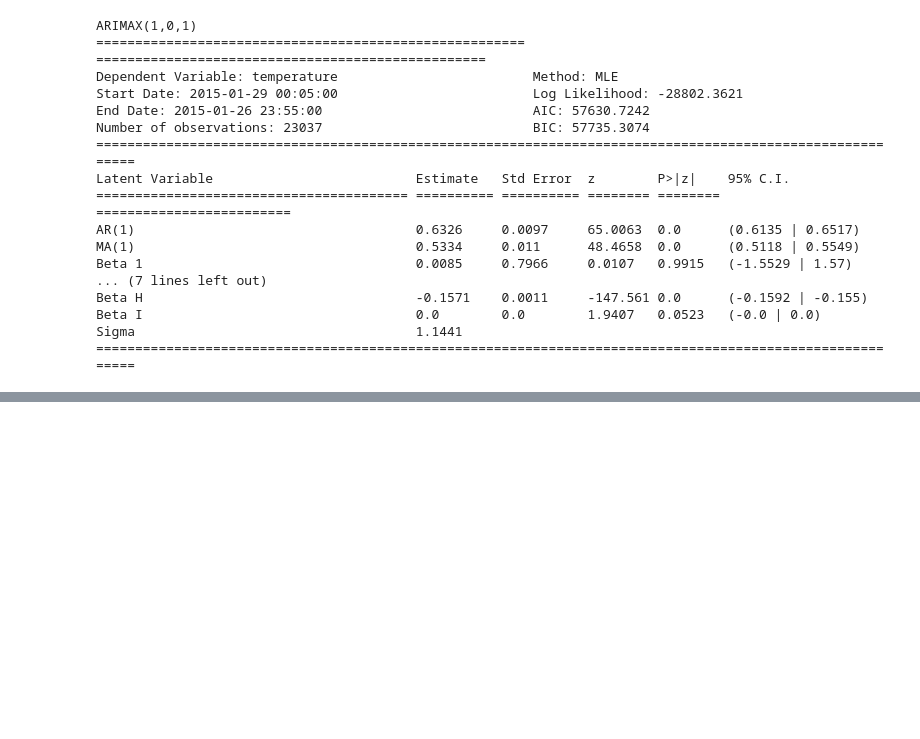
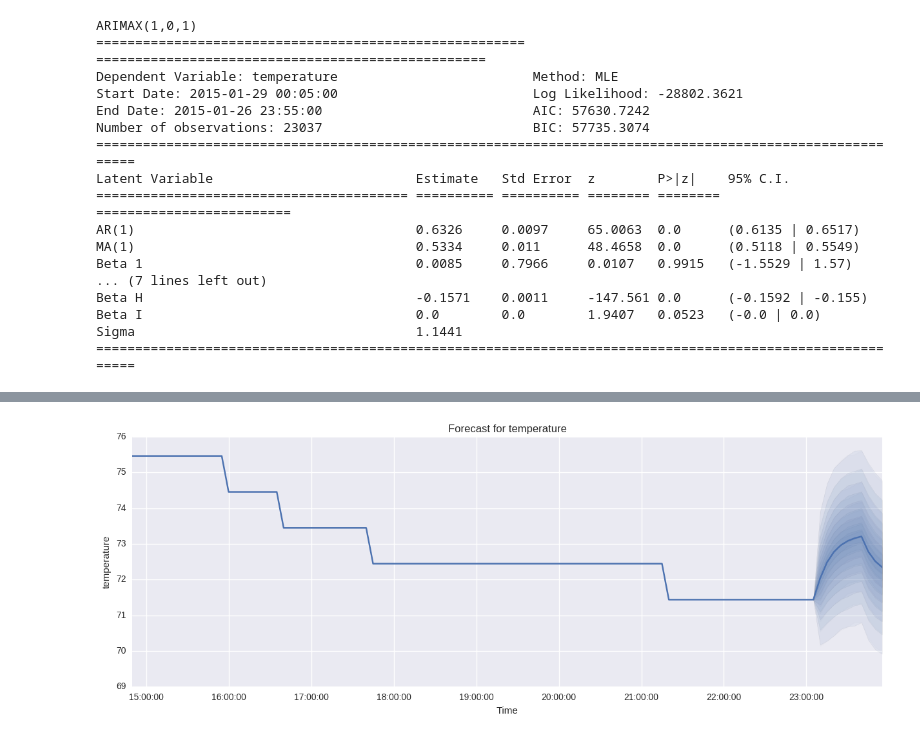
Before and after one commit to fedep3/sdl, a Jupyter notebook: ARIMAX.ipynb, the cells around one changed output, grey strips where cells are left out. Drawn from its saved outputs; the diff is of its cells as text; code cells hidden in the pictures; blank space fills up the shorter version.

```diff
--- a/ARIMAX.ipynb
+++ b/ARIMAX.ipynb
@@ -47,0 +52,4 @@ Sigma                                    1.1441
+# %%
+model.plot_predict(h=10,oos_data=df.iloc[-12:],past_values=100,figsize=(15,5))
+# %% [output]
+[figure, added]
```
Also changed, not shown: parts of 1 cell of this notebook, 10 other files.
